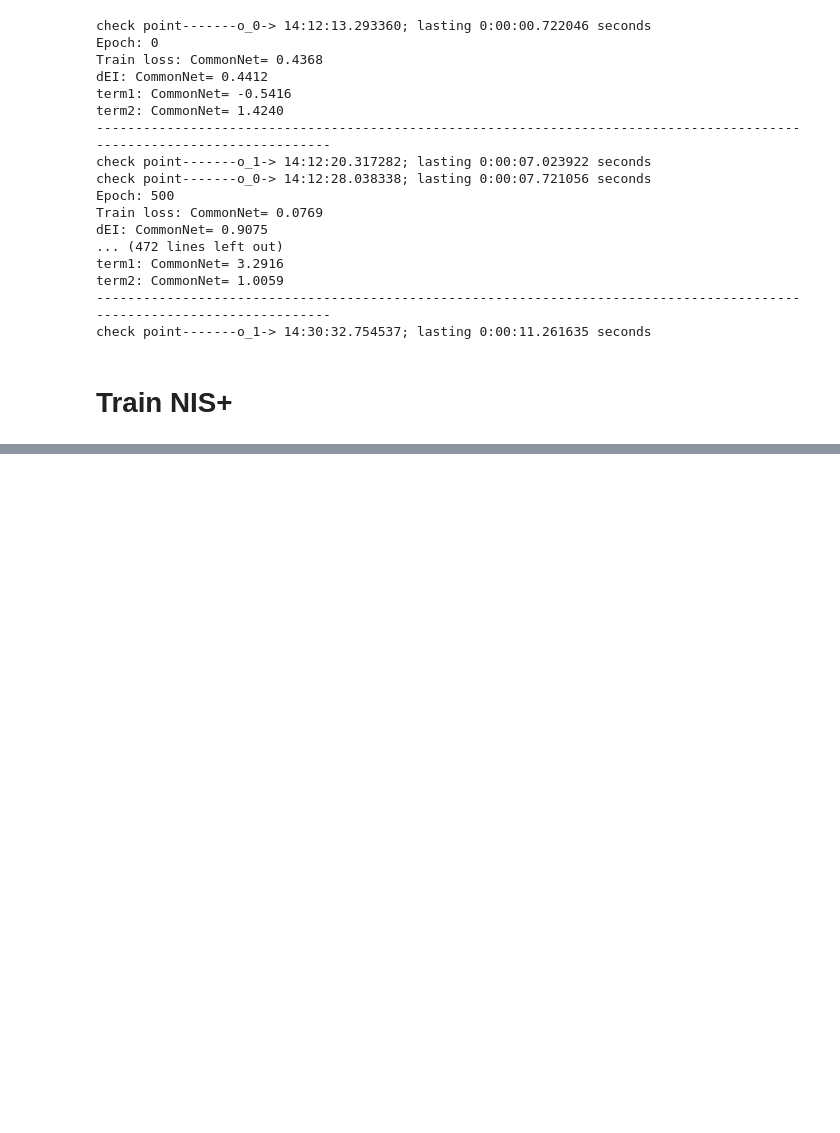
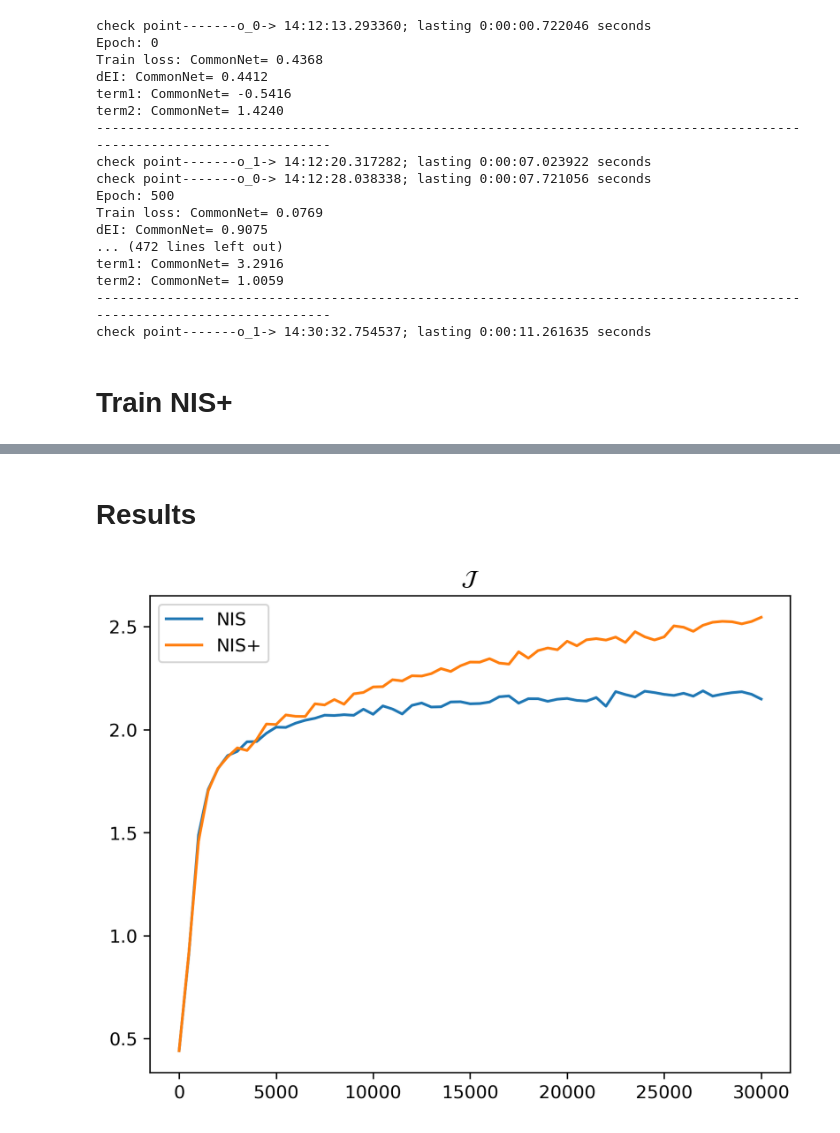
Before and after one commit to Matthew-ymz/Code-for-Finding-emergence-in-data-, a Jupyter notebook: SIR code/exp/sir/SIR NIS+.ipynb, the cells around one changed output, grey strips where cells are left out. Drawn from its saved outputs; the diff is of its cells as text; code cells hidden in the pictures; blank space fills up the shorter version.

```diff
--- a/SIR code/exp/sir/SIR NIS+.ipynb
+++ b/SIR code/exp/sir/SIR NIS+.ipynb
@@ -105,8 +105,12 @@ check point-------o_1-> 15:10:47.226033; lasting 0:00:11.314512 seconds
+# %% [markdown]
+# Results
 # %%
 plt.figure(dpi=300)
 timeseries = np.arange(len(eis_nis))*500
 plt.plot(timeseries, eis_nis, label='NIS')
 plt.plot(timeseries, eis_nisp, label='NIS+')
-plt.title(f'$\mathcal{J}$')
+plt.title(r'$\mathcal{J}$')
 plt.legend()
 plt.show()
+# %% [output]
+[figure, added]
```
Also changed, not shown: parts of 3 cells of this notebook, 3 other files.
